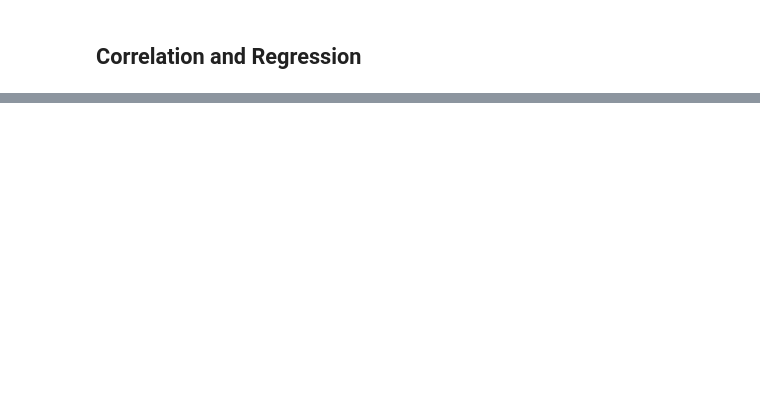
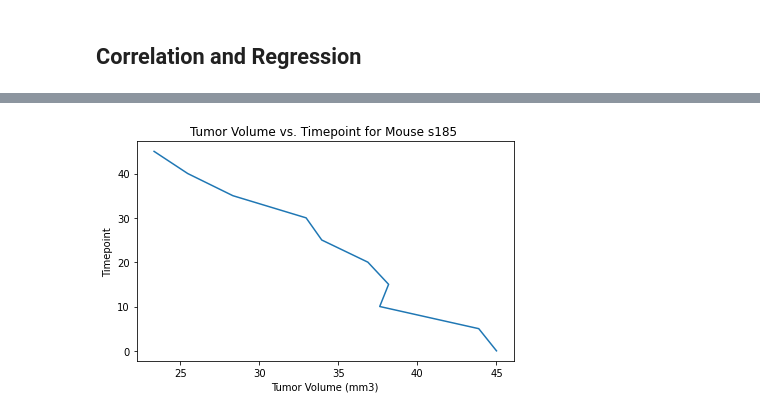
Before and after one commit to amunyhub/matplot-assignment, a Jupyter notebook: pymaceuticals_starter.ipynb, the cells around one changed output, grey strips where cells are left out. Cells and saved outputs as stored; diff of their text form; code cells hidden in the pictures; blank space fills up the shorter version.

Commit message:
code complete before clean up

```diff
--- a/pymaceuticals_starter.ipynb
+++ b/pymaceuticals_starter.ipynb
@@ -348,0 +334,4 @@ y_values = capomulin_average_df['Weight (g)']*model[0]+model[1]
+# %%
+#pull columns I need only for those using the Capomulin drug
+mice_corr=clean_mice.loc[clean_mice["Drug Regimen"]=='Capomulin']
+mice_corr
@@ -348,0 +352,18 @@ y_values = capomulin_average_df['Weight (g)']*model[0]+model[1]
+# %%
+# select one mouse tumor volume  vs timepoint for the Capomulin regimen to put in a line plot
+
+my_mouse=mice_corr[mice_corr["Mouse ID"]=='s185']
+my_mouse
+
+
+x_values=my_mouse['Tumor Volume (mm3)']
+y_values=my_mouse['Timepoint']
+
+
+plt.plot(x_values,y_values)
+plt.title("Tumor Volume vs. Timepoint for Mouse s185 ")
+plt.xlabel('Tumor Volume (mm3)')
+plt.ylabel('Timepoint')
+plt.tight_layout()
+# %% [output]
+[figure, added]
```
Also changed, not shown: parts of 12 cells of this notebook.
